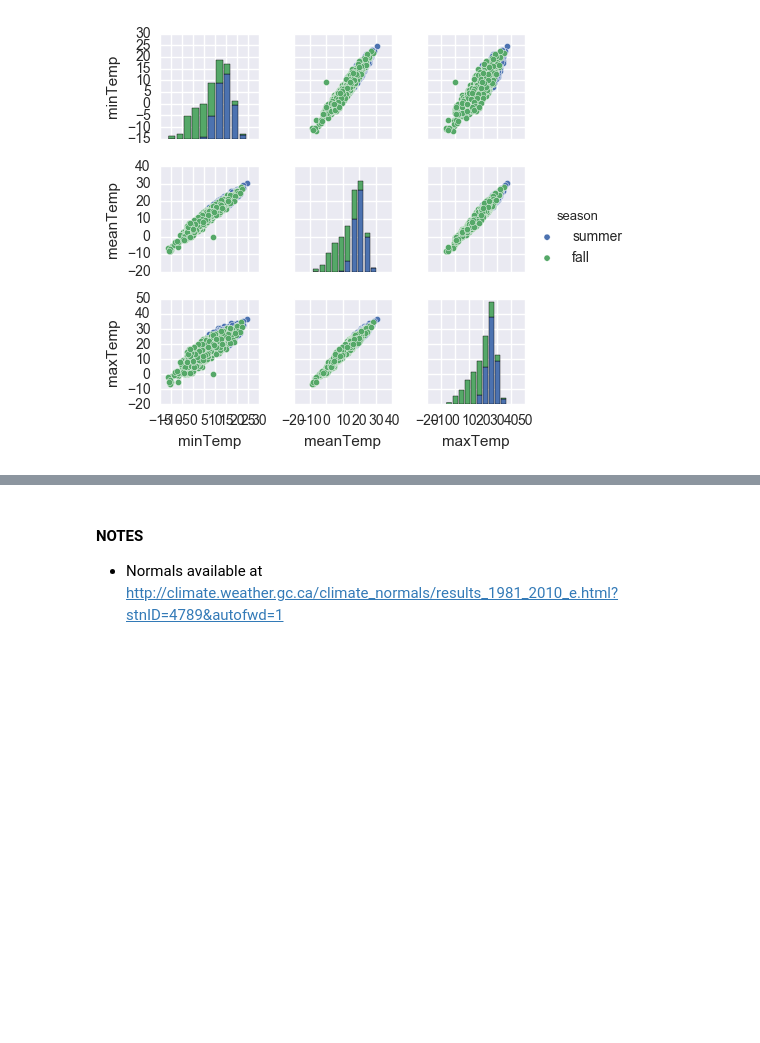
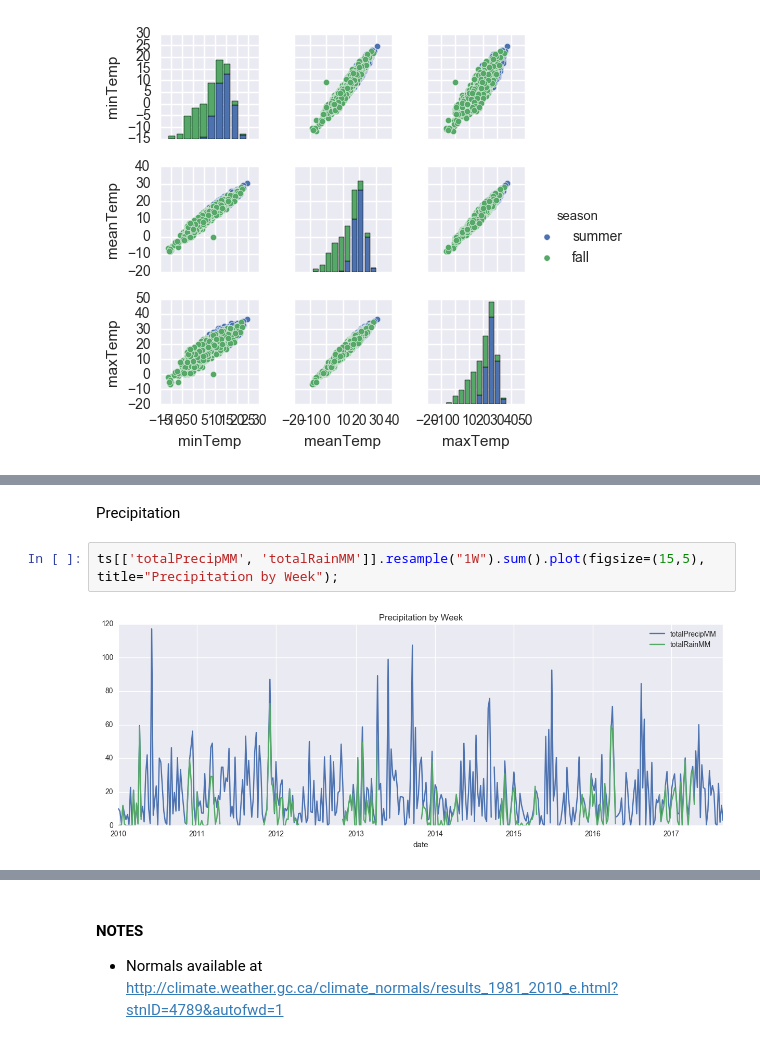
Before and after one commit to calvdee/analysis-london-ont-precipitation, a Jupyter notebook: notebooks/2. Exploratory Weather Data Analysis.ipynb, the cells around one changed output, grey strips where cells are left out. Saved outputs shown, nothing was run; the diff lists cells and outputs as text; blank space fills up the shorter version.

```diff
--- a/notebooks/2. Exploratory Weather Data Analysis.ipynb
+++ b/notebooks/2. Exploratory Weather Data Analysis.ipynb
@@ -293,0 +217,6 @@ plt.tight_layout()
+# %% [markdown]
+Precipitation
+# %%
+ts[['totalPrecipMM', 'totalRainMM']].resample("1W").sum().plot(figsize=(15,5), title="Precipitation by Week");
+# %% [output]
+[figure, added]
```
Also changed, not shown: parts of 73 cells of this notebook, 7 other files.
